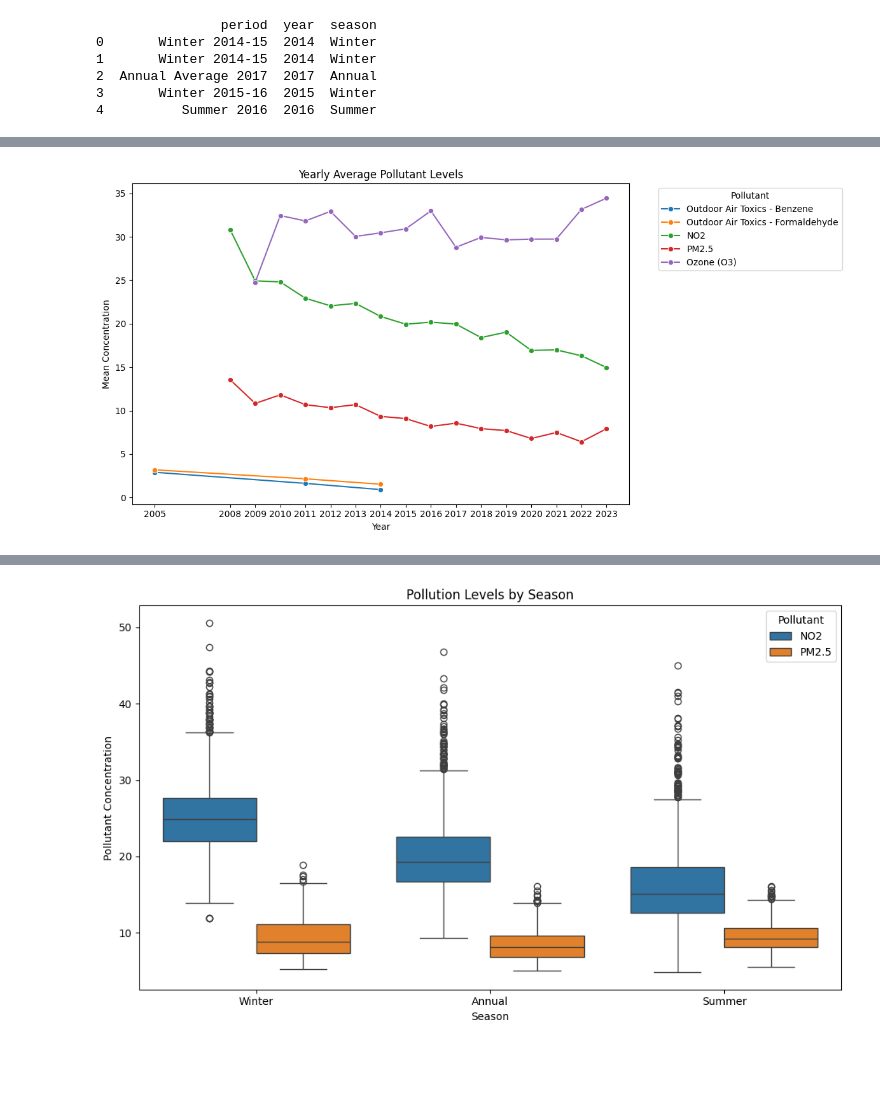
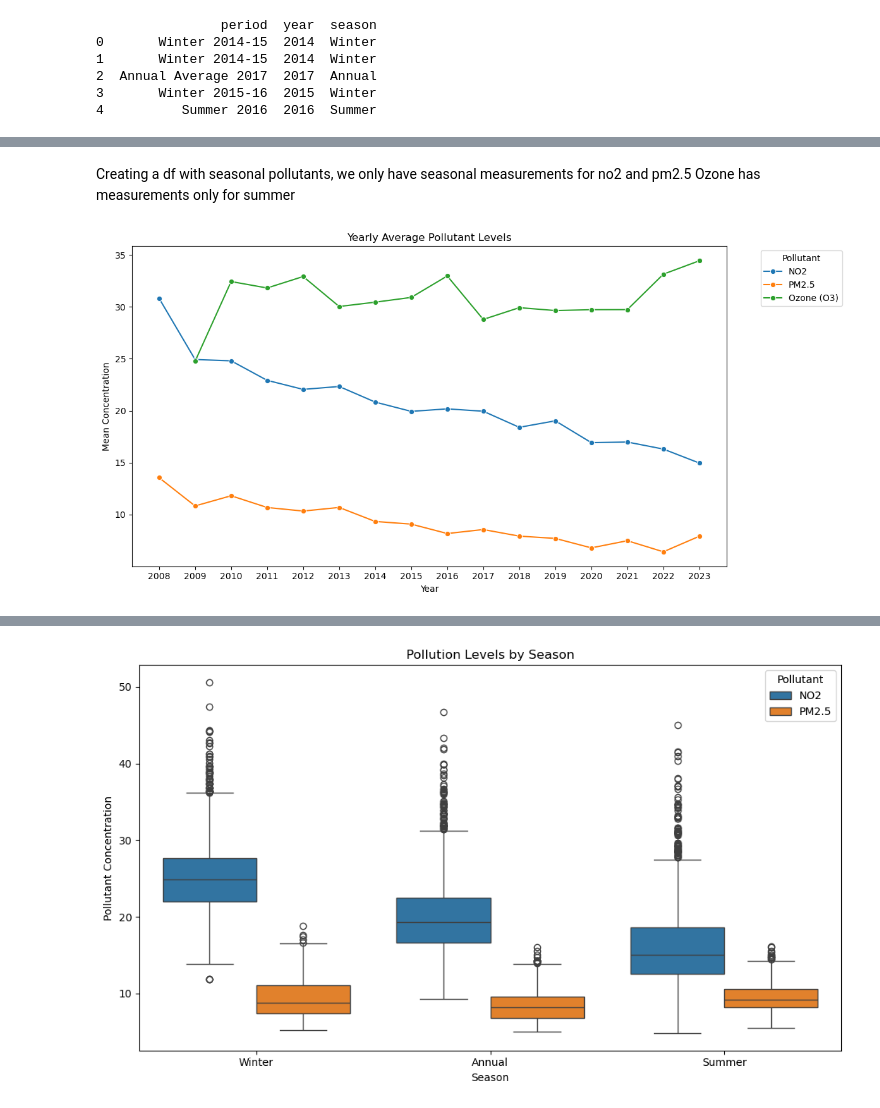
Before and after one commit to oliwveanda/dscp, a Jupyter notebook: notebooks/air_data_viz.ipynb, the cells around one changed output, grey strips where cells are left out. Cells and saved outputs as stored; diff of their text form; code cells hidden in the pictures; blank space fills up the shorter version.

Commit message:
Visualization

```diff
--- a/notebooks/air_data_viz.ipynb
+++ b/notebooks/air_data_viz.ipynb
@@ -211,21 +112,28 @@ Matplotlib is building the font cache; this may take a moment.
-# %%
-import pandas as pd
-import seaborn as sns
-import matplotlib.pyplot as plt
-
-# Assuming 'selected_plot_df' is your DataFrame
-# Group by year and pollutant, then compute mean
-grouped = selected_plot_df.groupby(['year', 'pollutant'])['value'].mean().reset_index()
-
-# Plot
-plt.figure(figsize=(12, 6))
-sns.lineplot(data=grouped, x='year', y='value', hue='pollutant', marker='o')
-plt.title("Yearly Average Pollutant Levels")
-plt.xlabel("Year")
-plt.ylabel("Mean Concentration")
-plt.legend(title='Pollutant', bbox_to_anchor=(1.05, 1), loc='upper left') # Place legend outside
-plt.xticks(sorted(grouped['year'].unique()))
-plt.tight_layout()
-plt.show()
-# %% [output]
-[figure, removed]
+# %% [markdown]
+Creating a df with seasonal pollutants, we only have seasonal measurements for no2 and pm2.5
+Ozone has measurements only for summer
+# %%
+import pandas as pd
+import seaborn as sns
+import matplotlib.pyplot as plt
+
+toxics = ['Outdoor Air Toxics - Formaldehyde', 'Outdoor Air Toxics - Benzene']
+
+filtered_df = selected_plot_df[
+    (selected_plot_df['year'] >= 2008) &
+    (~selected_plot_df['pollutant'].isin(toxics))
+]
+
+grouped = filtered_df.groupby(['year', 'pollutant'])['value'].mean().reset_index()
+
+plt.figure(figsize=(12, 6))
+sns.lineplot(data=grouped, x='year', y='value', hue='pollutant', marker='o')
+plt.title("Yearly Average Pollutant Levels")
+plt.xlabel("Year")
+plt.ylabel("Mean Concentration")
+plt.legend(title='Pollutant', bbox_to_anchor=(1.05, 1), loc='upper left')
+plt.xticks(sorted(grouped['year'].unique()))
+plt.tight_layout()
+plt.show()
+# %% [output]
+[figure, added]
```
Also changed, not shown: parts of 33 cells of this notebook, 17 other files.
